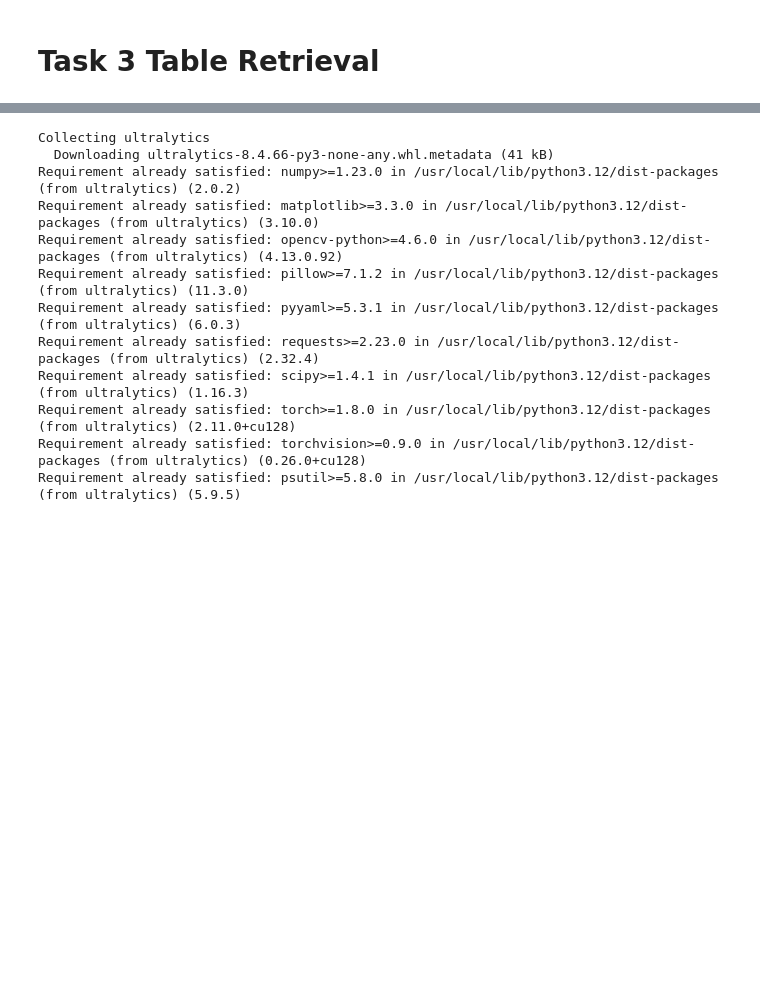
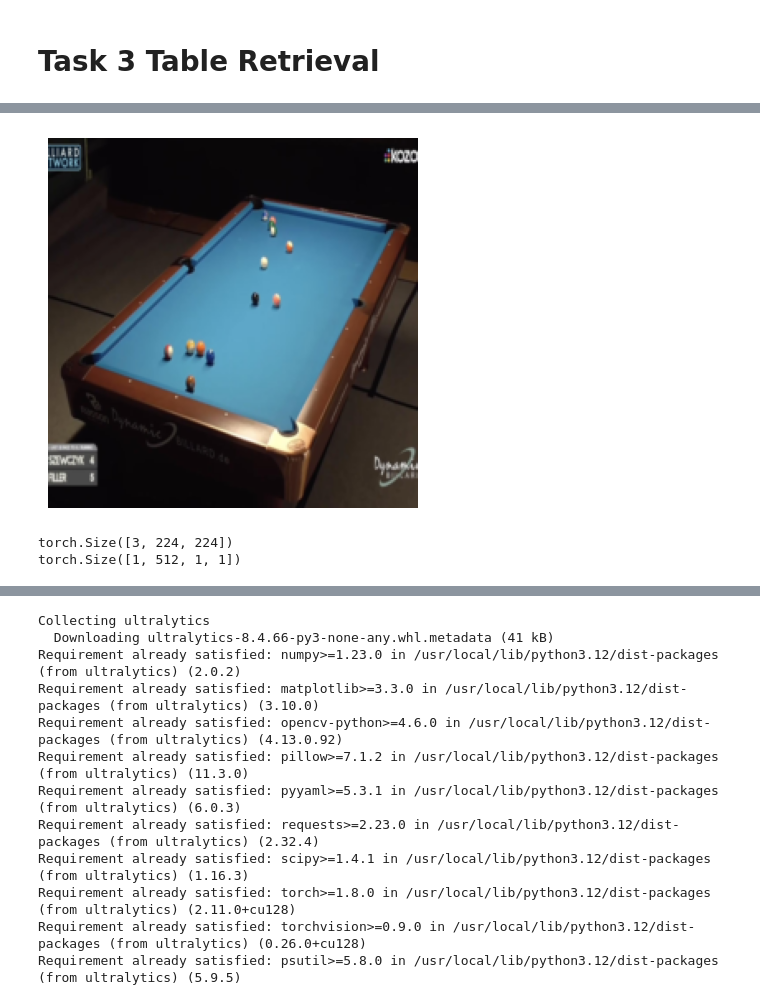
Before and after one commit to Proenca13/CV_PROJECT_1, a Jupyter notebook: image_retrieval.ipynb, the cells around one changed output, grey strips where cells are left out. Cells and saved outputs as stored; diff of their text form; code cells hidden in the pictures; blank space fills up the shorter version.

Commit message:
Add Resnet Encoder + Cosine Similarity

```diff
--- a/graph_image_retrieval.ipynb
+++ b/image_retrieval.ipynb
@@ -2,0 +41,34 @@
+# %%
+val_transform = transforms.Compose([
+    transforms.ToImage(),
+    transforms.Resize((256, 256)),
+    transforms.CenterCrop((224, 224)),
+    transforms.ToDtype(torch.float32, True),
+    transforms.Normalize([0.485, 0.456, 0.406], [0.229, 0.224, 0.225]),
+])
+
+aug_transform = transforms.Compose([
+    transforms.ToImage(),
+    transforms.Resize((256, 256)),
+    # TODO - define here some data augmentations for training the image reconstruction model
+    transforms.RandomAffine(
+        degrees=15,
+        translate=(0.05, 0.05),
+        scale=(0.9, 1.1),
+        shear=5
+    ),
+    transforms.RandomHorizontalFlip(p=0.5),
+    # (these are not strictly needed but can help avoid overfitting)
+    transforms.CenterCrop((224, 224)),
+    transforms.ToDtype(torch.float32, True),
+    transforms.Normalize([0.485, 0.456, 0.406], [0.229, 0.224, 0.225]),
+])
+
+train_dataset = PoolDataset('images', 'partition.csv', 'train', aug_transform)
+val_dataset = PoolDataset('images', 'partition.csv', 'valid', val_transform)
+
+batch_size = 8
+num_workers = 2
+
+train_dataloader = torch.utils.data.DataLoader(train_dataset, batch_size, shuffle=True, num_workers=num_workers)
+val_dataloader = torch.utils.data.DataLoader(val_dataset, batch_size, num_workers=num_workers)
@@ -2,0 +93,23 @@
+# %%
+query_image = val_dataset[0]
+query_image_show = query_image.permute(1, 2, 0)*torch.tensor([[[0.229, 0.224, 0.225]]]) + torch.tensor([[[0.485, 0.456, 0.406]]])
+plt.imshow(query_image_show)
+_ = plt.axis("off")
+# %% [output]
+[figure, added]
+# %%
+# apply model to obtain the representation of the query image
+print(query_image.shape)
+query_features = model.forward(query_image.unsqueeze(0))
+print(query_features.shape)
+
+similarities = np.zeros((len(train_dataset),))
+for i in range(len(train_dataset)):
+  train_features = model(train_dataset[i].unsqueeze(0))
+  similarities[i] = F.cosine_similarity(query_features, train_features, dim=1)
+
+# get indexes of top 5 most similar images
+top5_idx = np.argsort(similarities)[::-1][:5]
+# %% [output]
+torch.Size([3, 224, 224])
+torch.Size([1, 512, 1, 1])
```
Also changed, not shown: parts of 6 cells of this notebook.
